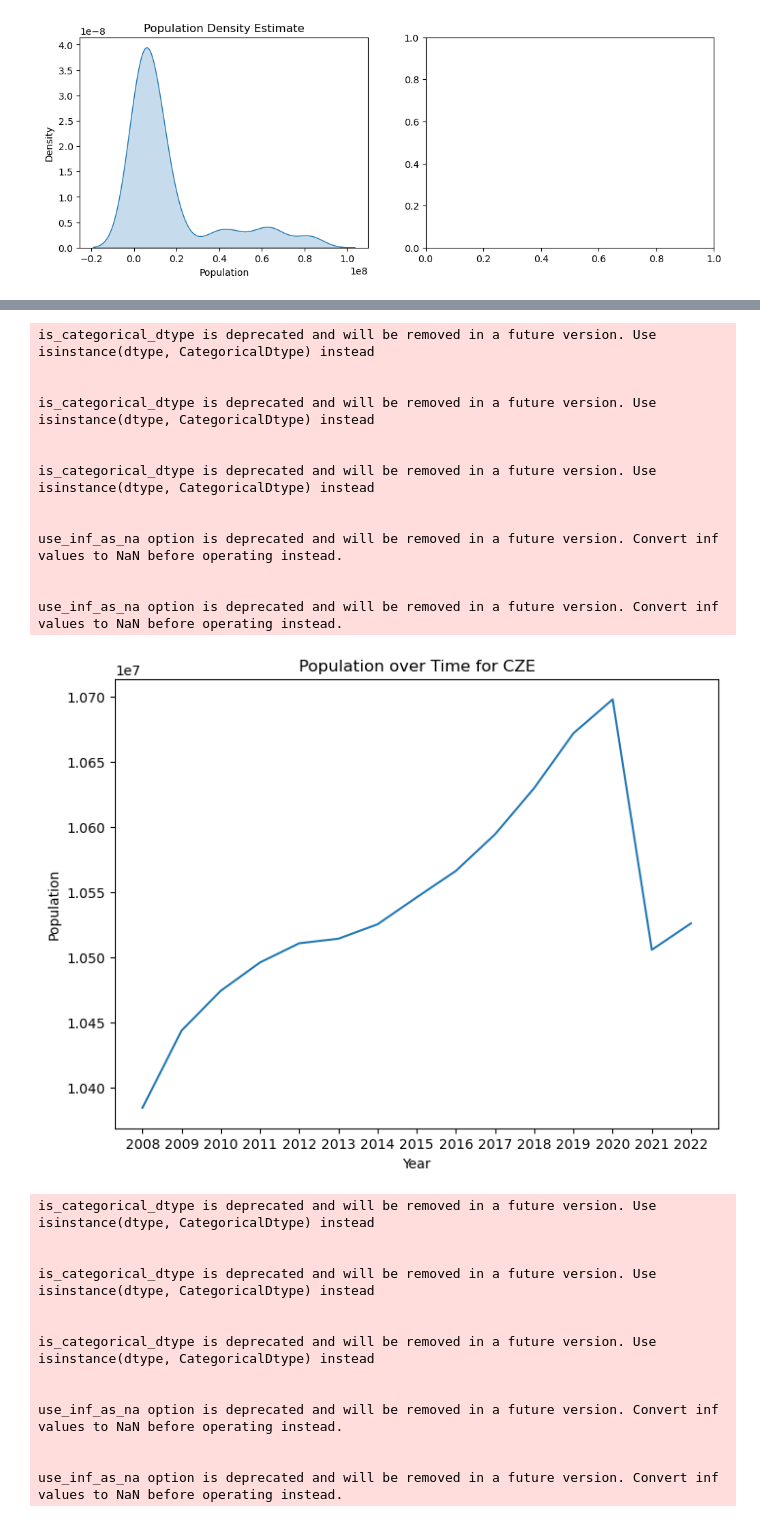
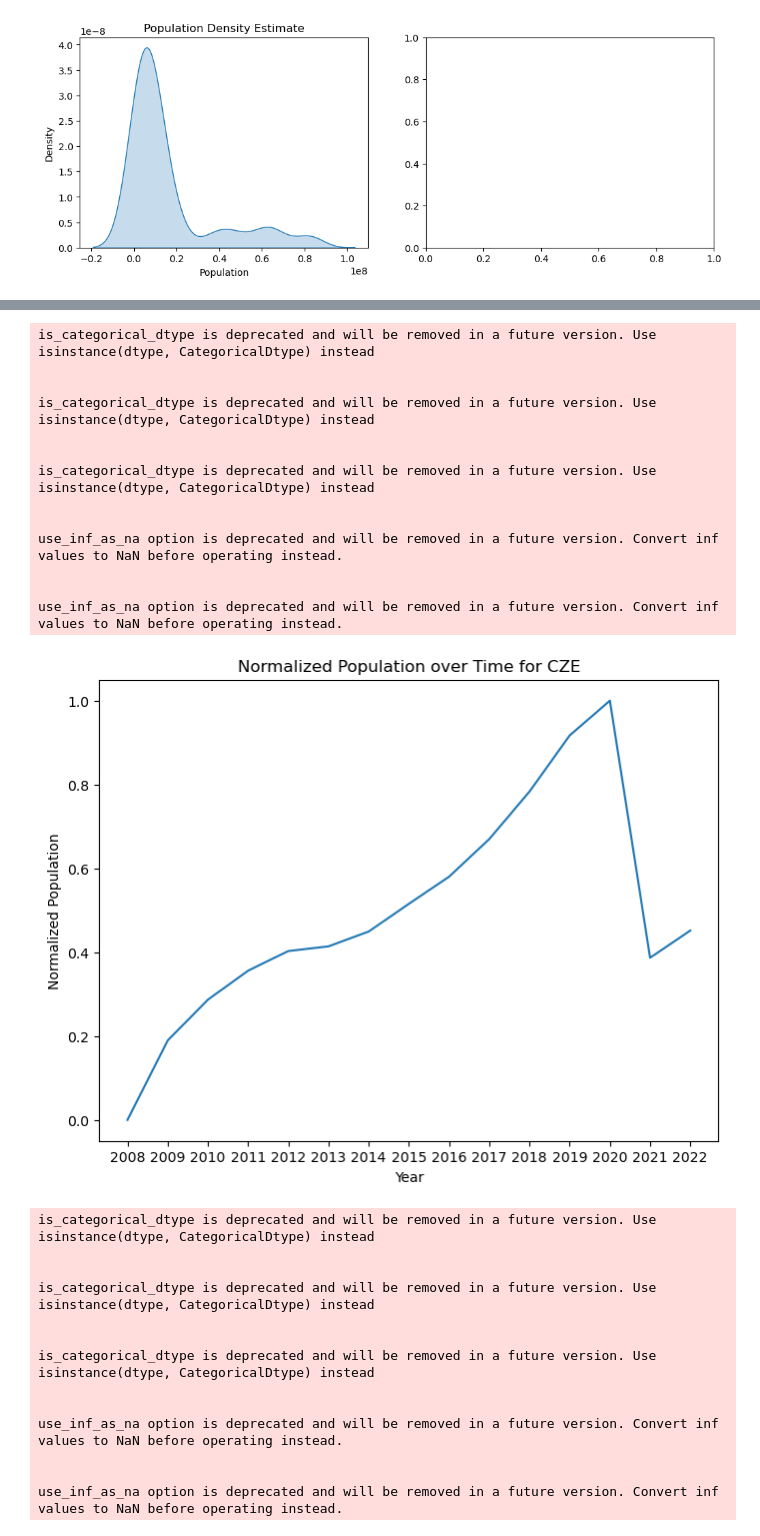
Before and after one commit to CaspervanWetten/DataDetectives, a Jupyter notebook: notebook/WB.ipynb, the cells around one changed output, grey strips where cells are left out. Saved outputs shown, nothing was run; the diff lists cells and outputs as text; code cells hidden in the pictures.

```diff
--- a/notebook/WB.ipynb
+++ b/notebook/WB.ipynb
@@ -145,6 +145,9 @@ for country in countries:
     # Sort data by 'Date' in chronological order
     country_data = country_data.sort_values(by='Date')
 
+    # Normalize the 'Population' column
+    country_data['Population'] = (country_data['Population'] - country_data['Population'].min()) / (country_data['Population'].max() - country_data['Population'].min())
+
     # Create a new figure for each country
     plt.figure(figsize=(8, 6))
 
@@ -153,8 +156,8 @@ for country in countries:
 
     # Add labels and title
     plt.xlabel('Year')
-    plt.ylabel('Population')
-    plt.title(f'Population over Time for {country}')
+    plt.ylabel('Normalized Population')
+    plt.title(f'Normalized Population over Time for {country}')
 
     # Show the plot for each country
     plt.show()
@@ -218,17 +221,17 @@ use_inf_as_na option is deprecated and will be removed in a future version. Conv
 is_categorical_dtype is deprecated and will be removed in a future version. Use isinstance(dtype, CategoricalDtype) instead
 
 
 is_categorical_dtype is deprecated and will be removed in a future version. Use isinstance(dtype, CategoricalDtype) instead
 
 
 is_categorical_dtype is deprecated and will be removed in a future version. Use isinstance(dtype, CategoricalDtype) instead
 
 
 use_inf_as_na option is deprecated and will be removed in a future version. Convert inf values to NaN before operating instead.
 
 
 use_inf_as_na option is deprecated and will be removed in a future version. Convert inf values to NaN before operating instead.
-[figure, old version]
+[figure, new version]
 is_categorical_dtype is deprecated and will be removed in a future version. Use isinstance(dtype, CategoricalDtype) instead
 
 
```
Also changed, not shown: parts of 9 cells of this notebook.
